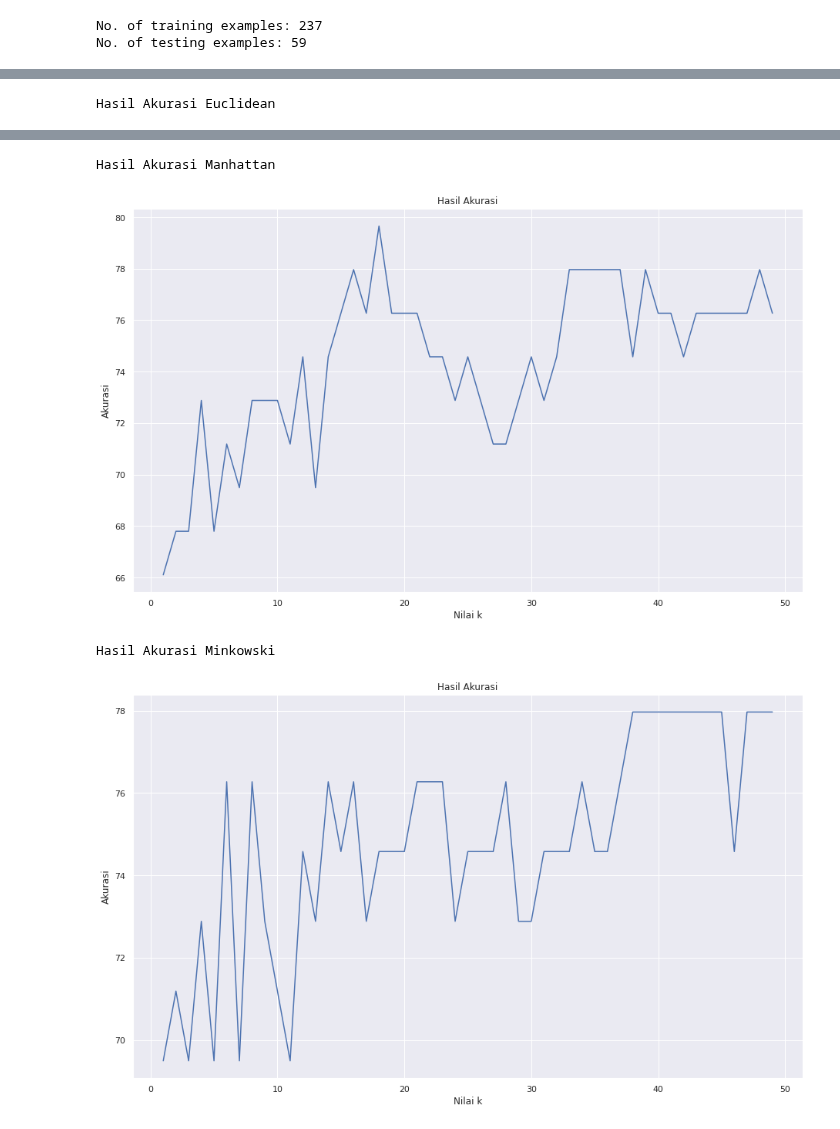
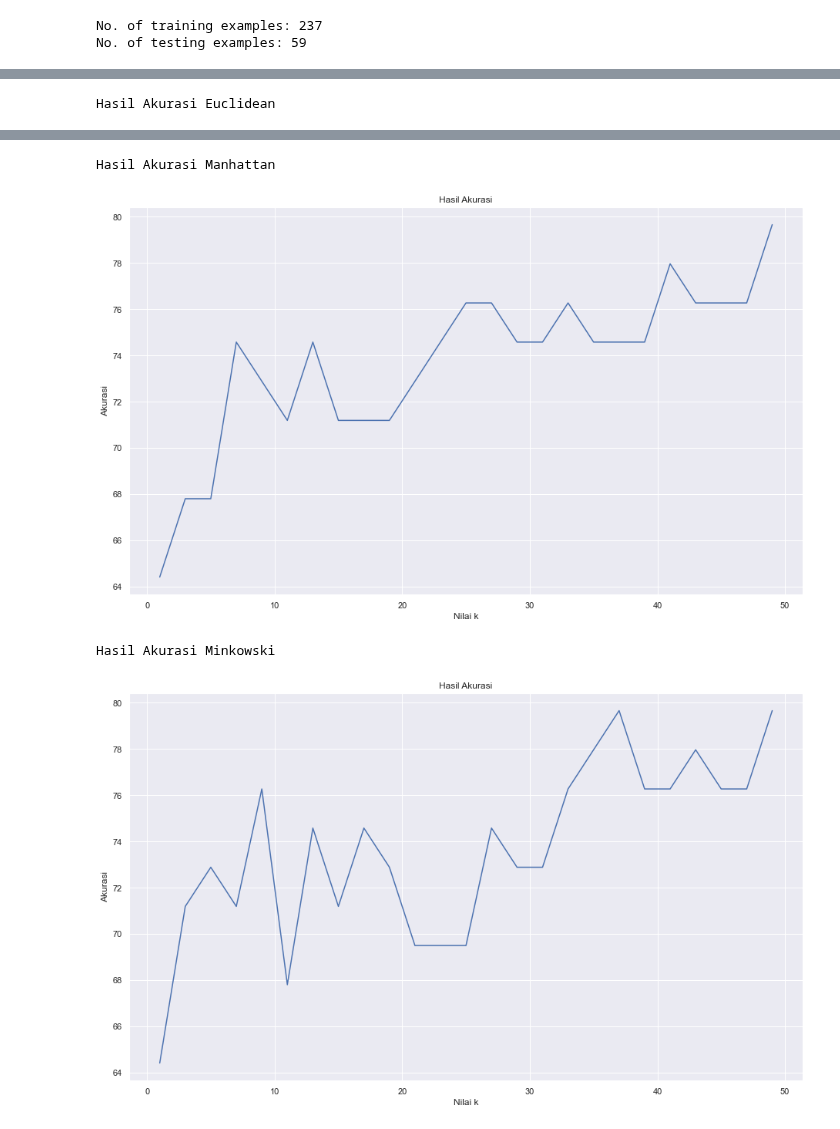
Before and after one commit to khalilullahalfaath/AI_Tubes-03-Learning, a Jupyter notebook: AI_Kelompok_15_Learning.ipynb, the cells around one changed output, grey strips where cells are left out. Saved outputs shown, nothing was run; the diff lists cells and outputs as text; code cells hidden in the pictures.

```diff
--- a/AI_Kelompok_15_Learning.ipynb
+++ b/AI_Kelompok_15_Learning.ipynb
@@ -390,19 +459,17 @@ def vote(result):
 ## Menghitung nilai akurasi
 # %%
 def akurasi(hasil,yVal):
-    yVal = np.array(yVal)
-    hasil = np.array(hasil)
     akurasi = 0
     for i in range(len(hasil)):
-        if hasil[i] == yVal[i][0]:
-                akurasi += 1
+        if hasil[i] == yVal[i]:
+                akurasi = akurasi + 1
     return akurasi
 # %% [markdown]
 ## Membuat plot nilai akurasi untuk memilih k terbaik
 # %%
 def makePlot(akurasiList,k):
     listAngka = []
-    for i in range(1,k):
+    for i in range(1,k,2):
         listAngka.append(i)
     plt.plot(listAngka,akurasiList)
     plt.title("Hasil Akurasi")
@@ -554,0 +656,4 @@ ax = dataTestNormalized[['x1', 'x2', 'x3']].plot(kind='box', title='Box plot dat
+# %%
+plt.rcParams["figure.figsize"] = [13, 8]
+plt.rcParams["figure.autolayout"] = True
+ax = dataTestRobusted[['x1', 'x2', 'x3']].plot(kind='box', title='Box plot dataset test Normalized')
@@ -554,0 +662,4 @@ ax = dataTestNormalized[['x1', 'x2', 'x3']].plot(kind='box', title='Box plot dat
+# %%
+plt.rcParams["figure.figsize"] = [13, 8]
+plt.rcParams["figure.autolayout"] = True
+ax = dataTestStandarized[['x1', 'x2', 'x3']].plot(kind='box', title='Box plot dataset test')
@@ -657,7 +806,7 @@ yTrain = np.array(yTrain)
 xVal = np.array(xVal)
 yVal = np.array(yVal)
 
-for i in range(1,50):
+for i in range(1,50,2):
   resultEuclidean = euclidean(xTrain,yTrain,xVal)
   resultManhattan = manhattan(xTrain,yTrain,xVal)
   resultMinkowski = minkowski(xTrain,yTrain,xVal)
@@ -696,4 +845,4 @@ Hasil Akurasi Euclidean
 Hasil Akurasi Manhattan
-[figure, old version]
+[figure, new version]
 Hasil Akurasi Minkowski
-[figure, old version]
+[figure, new version]
```
Also changed, not shown: parts of 42 cells of this notebook, 1 other file.
